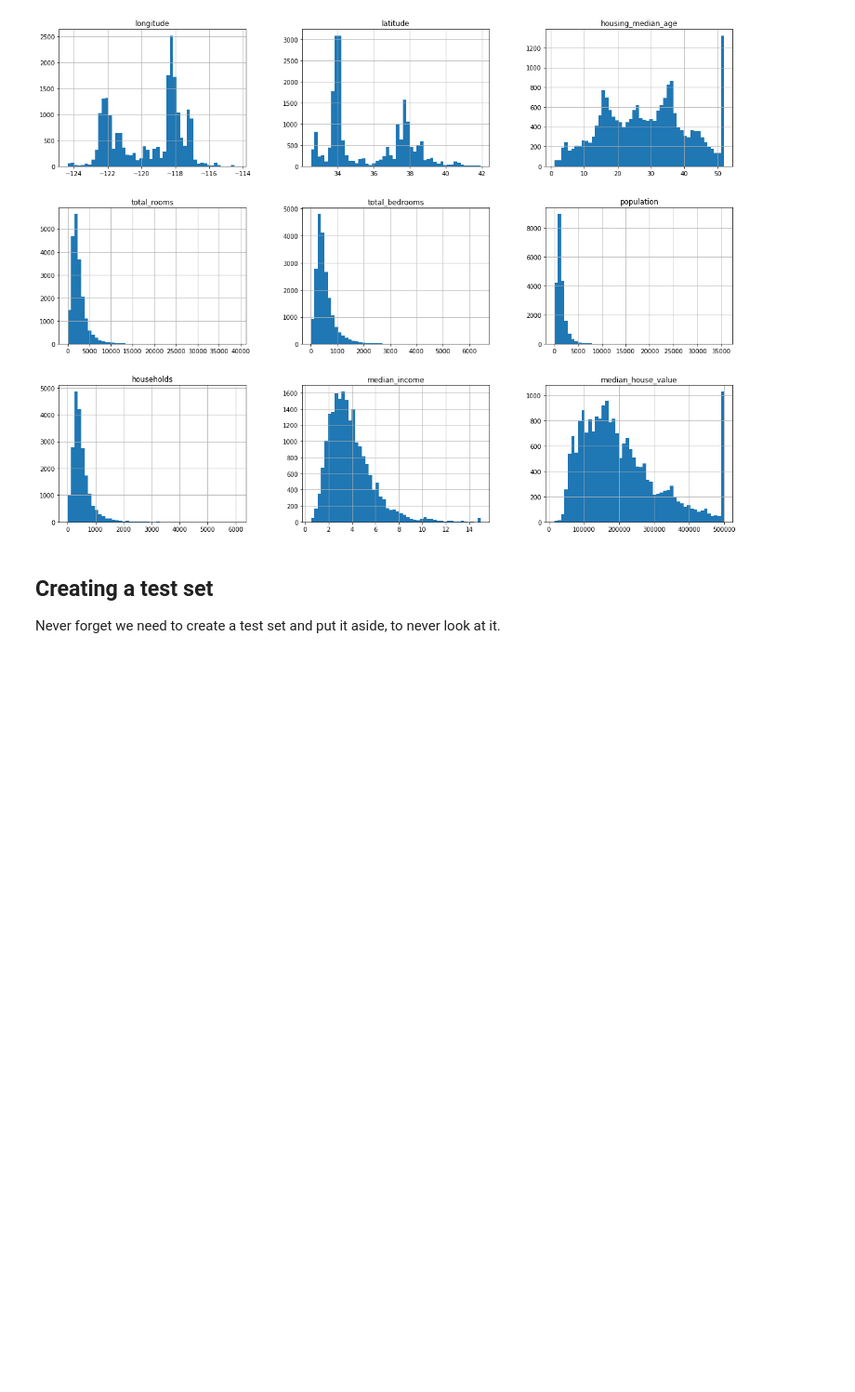
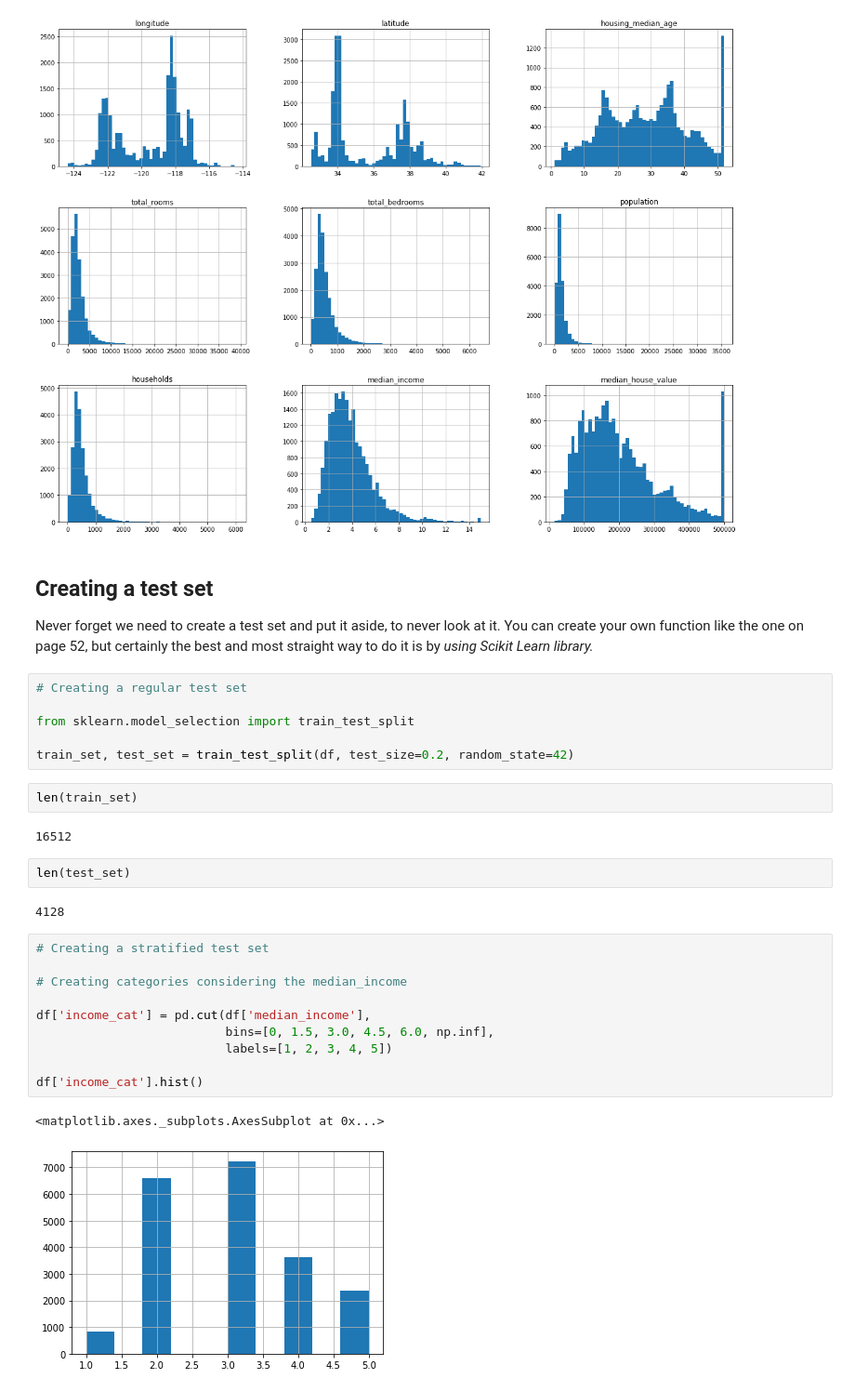
Before and after one commit to JoaoSiqueiraDS/handson-ml2, a Jupyter notebook: Chapter 2 - Exercise 1.ipynb, the cells around one changed output. Shown: that part at 93% size. Saved outputs shown, nothing was run; the diff lists cells and outputs as text; blank space fills up the shorter version.

```diff
--- a/Chapter 2 - Exercise 1.ipynb
+++ b/Chapter 2 - Exercise 1.ipynb
@@ -84,4 +84,31 @@ plt.show()
 # %% [markdown]
 ## Creating a test set
 
-Never forget we need to create a test set and put it aside, to never look at it.
+Never forget we need to create a test set and put it aside, to never look at it. You can create your own function like the one on page 52, but certainly the best and most straight way to do it is by *using Scikit Learn library.*
+# %%
+# Creating a regular test set
+
+from sklearn.model_selection import train_test_split
+
+train_set, test_set = train_test_split(df, test_size=0.2, random_state=42)
+# %%
+len(train_set)
+# %% [output]
+16512
+# %%
+len(test_set)
+# %% [output]
+4128
+# %%
+# Creating a stratified test set
+
+# Creating categories considering the median_income
+
+df['income_cat'] = pd.cut(df['median_income'],
+                          bins=[0, 1.5, 3.0, 4.5, 6.0, np.inf],
+                          labels=[1, 2, 3, 4, 5])
+
+df['income_cat'].hist()
+# %% [output]
+<matplotlib.axes._subplots.AxesSubplot at 0x...>
+[figure, added]
```
Also changed, not shown: parts of 32 cells of this notebook.
